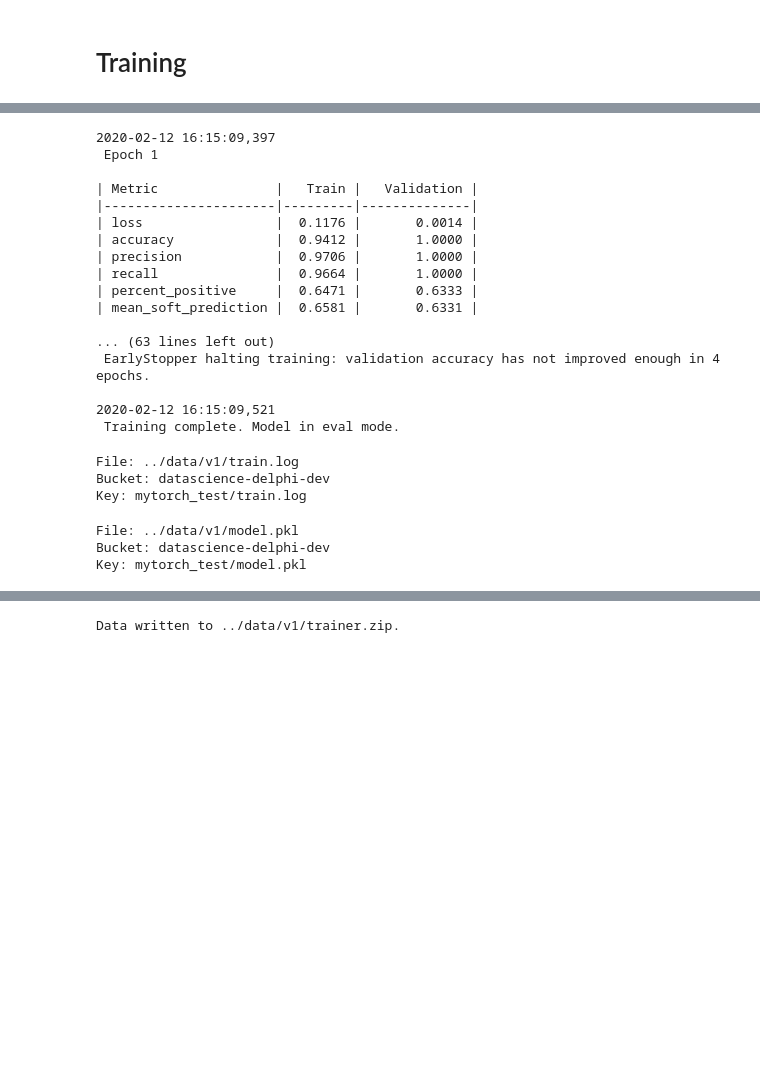
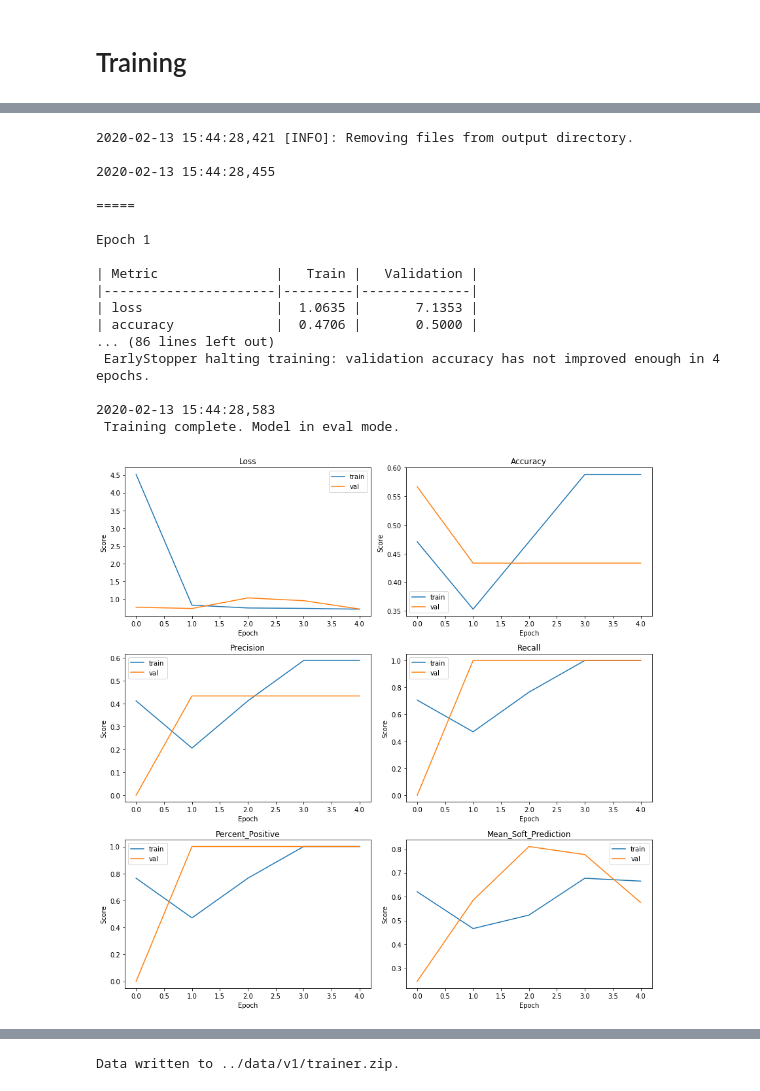
Before and after one commit to hdmamin/ml_htools, a Jupyter notebook: notebooks/trainer_based_train.ipynb, the cells around one changed output, grey strips where cells are left out. Saved outputs shown, nothing was run; the diff lists cells and outputs as text; code cells hidden in the pictures; blank space fills up the shorter version.

```diff
--- a/notebooks/trainer_based_train.ipynb
+++ b/notebooks/trainer_based_train.ipynb
@@ -699,7 +862,8 @@ class PerformanceThreshold(TorchCallback):
 # %%
 class ModelCheckpoint(TorchCallback):
 
-    def __init__(self, metric='loss', goal='min', priority=25):
+    @valuecheck
+    def __init__(self, metric='loss', goal:('max', 'min')='min', priority=25):
         # Will use op like: self.op(new_val, current_best)
         if goal == 'min':
             self.init_metric = self.best_metric = float('inf')
@@ -709,8 +873,6 @@ class ModelCheckpoint(TorchCallback):
             self.init_metric = self.best_metric = float('-inf')
             self.op = gt
             self.op_best = add
-        else:
-            raise ValueError('Goal must be "min" or "max".')
 
         self.priority = priority
         self.metric = metric
@@ -730,8 +892,8 @@ class ModelCheckpoint(TorchCallback):
         # Expected behavior.
         if self.op(new_val, self.best_metric):
             trainer.logger.info(
-                f'Saving model. {self.metric} improved from '
-                f'{self.best_metric} to {new_val}.'
+                f'Saving model. {self.metric.title()} improved from '
+                f'{self.best_metric:.4f} to {new_val:.4f}.'
             )
-            trainer.save(f'model.pkl')
+            trainer.save(f'trainer.pkl')
             self.best_metric = new_val
@@ -788,16 +965,3 @@ class EC2Closer(TorchCallback):
 
     def on_train_end(self, trainer, *args, **kwargs):
         stop_instance()
-# %%
-class ModelUnfreezer(TorchCallback):
-    """Gradually unfreeze a model during training.
-    """
-
-    def __init__(self, idx, mode='epoch', priority=25):
-        self.priority = priority
-
-    def on_batch_begin(self):
-        pass
-
-    def on_epoch_begin(self):
-        pass
@@ -865,11 +1119,16 @@ metrics = [accuracy_score,
            percent_positive,
            mean_soft_prediction
           ]
+# Model starts out unfrozen and freezes last group startingn with epoch 3.
+# This is not useful but is done here for testing purposes.
 callbacks = [EarlyStopper('max', 'accuracy', patience=3),
              PerformanceThreshold('recall', 'max', 0.25, skip_epochs=5),
-             CSVLogger(),
+             MetricHistory(),
+             ModelUnfreezer({3:1}, 'groups'),
              ModelCheckpoint(),
-             S3Uploader('mytorch_test')]
+             MetricHistory()
+#              S3Uploader('mytorch_test')
+            ]
 # %%
 train = Data(n=34, dim=DIM)
 val = Data(n=30, dim=DIM)
@@ -877,8 +1136,9 @@ val = Data(n=30, dim=DIM)
 dl_train = DataLoader(train, batch_size=8, shuffle=True)
 dl_val = DataLoader(val, batch_size=8, shuffle=False)
 # %%
+gnet = GroupedModel(DIM)
 t = Trainer(gnet, train, val, dl_train, dl_val, F.binary_cross_entropy_with_logits,
-            '../data/v1', 'datascience-delphi-dev', torch.optim.RMSprop,
+            'binary', '../data/v1', 'datascience-delphi-dev', torch.optim.RMSprop,
             last_act=torch.sigmoid, metrics=metrics, callbacks=callbacks)
 t
 # %% [output]
@@ -900,28 +1160,23 @@ Parameter Group 0
   )
 ))
 # %%
-t.fit(10, [3e-2])
+t.fit(10, 3e-1, 0.5, True)
 # %% [output]
-2020-02-12 16:15:09,397
- Epoch 1
+2020-02-13 15:44:28,421 [INFO]: Removing files from output directory.
+
+2020-02-13 15:44:28,455
+
+=====
+
+Epoch 1
 
 | Metric               |   Train |   Validation |
 |----------------------|---------|--------------|
-| loss                 |  0.1176 |       0.0014 |
-| accuracy             |  0.9412 |       1.0000 |
-| precision            |  0.9706 |       1.0000 |
-| recall               |  0.9664 |       1.0000 |
-| percent_positive     |  0.6471 |       0.6333 |
-| mean_soft_prediction |  0.6581 |       0.6331 |
-
-... (63 lines left out)
+| loss                 |  1.0635 |       7.1353 |
+| accuracy             |  0.4706 |       0.5000 |
+... (86 lines left out)
  EarlyStopper halting training: validation accuracy has not improved enough in 4 epochs.
 
-2020-02-12 16:15:09,521
+2020-02-13 15:44:28,583
  Training complete. Model in eval mode.
-File: ../data/v1/train.log
-Bucket: datascience-delphi-dev
-Key: mytorch_test/train.log
-File: ../data/v1/model.pkl
-Bucket: datascience-delphi-dev
-Key: mytorch_test/model.pkl
+[figure, added]
```
Also changed, not shown: parts of 53 cells of this notebook, 1 other file.
